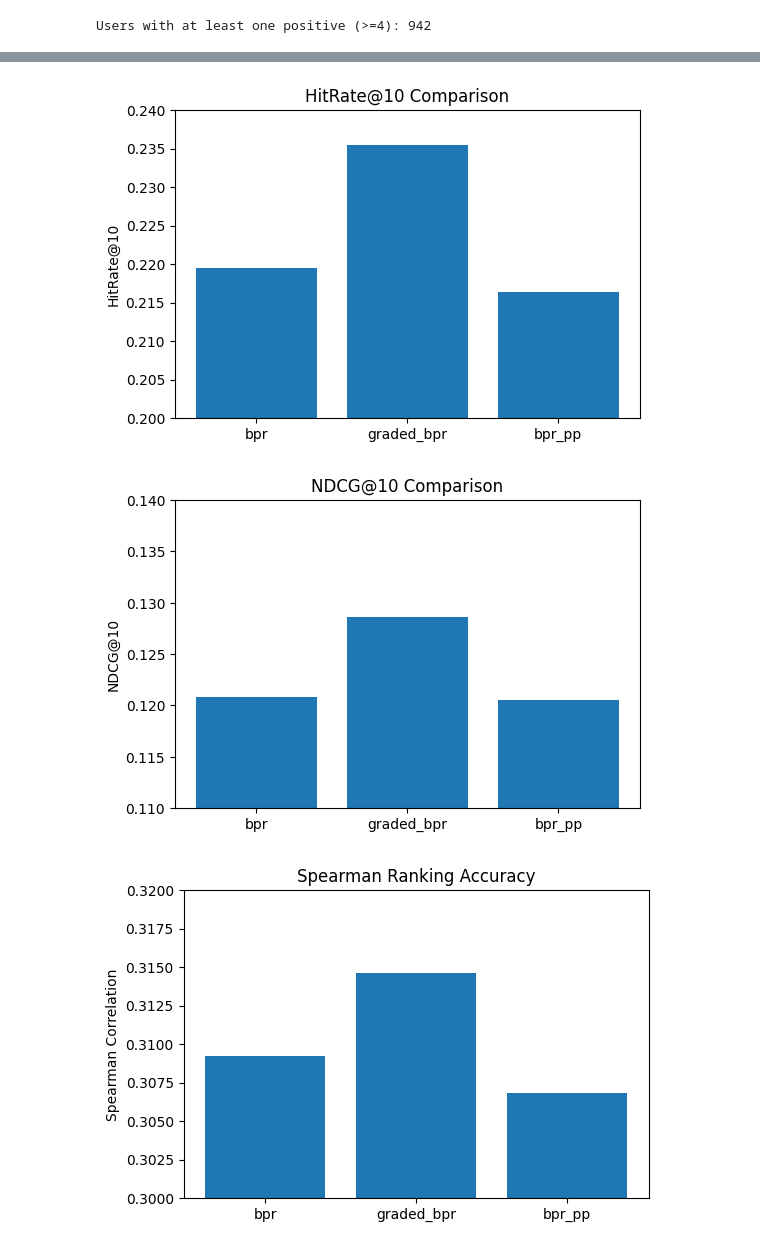
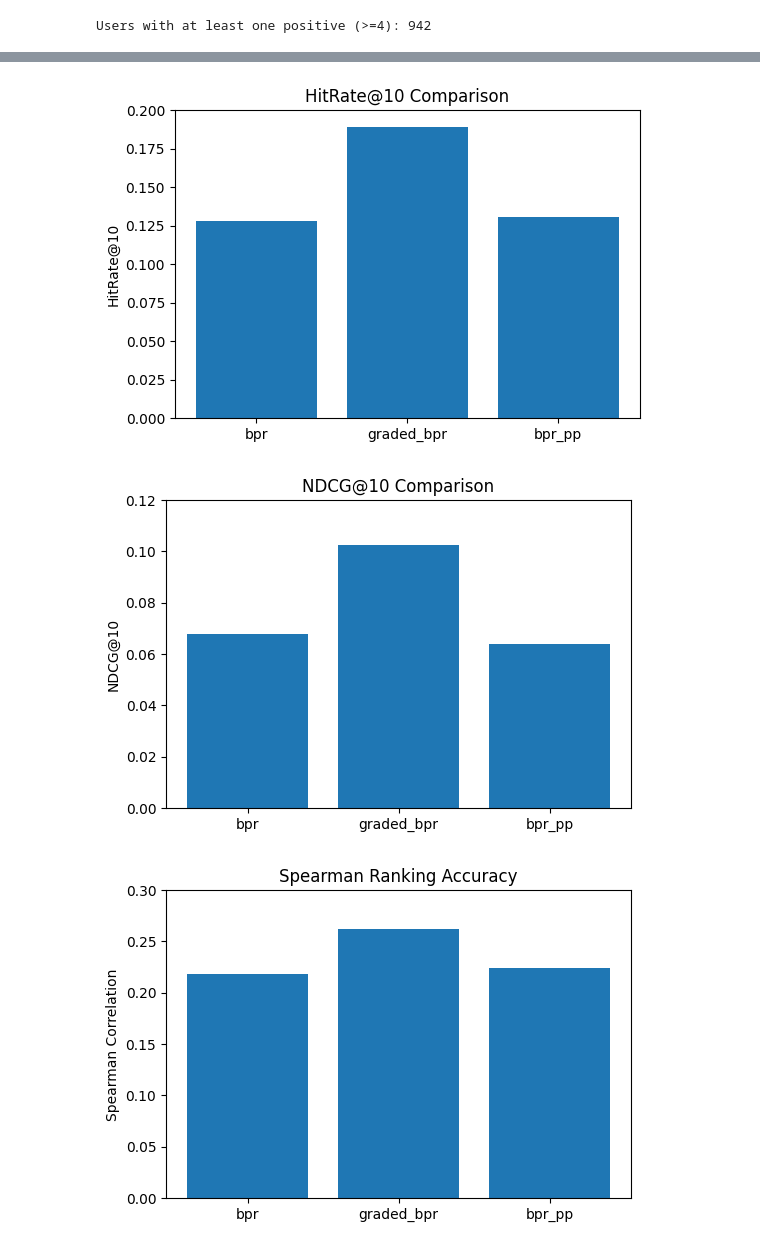
Before and after one commit to kamilshamsi2695/CS329H, a Jupyter notebook: cs329h_Project.ipynb, the cells around one changed output, grey strips where cells are left out. Drawn from its saved outputs; the diff is of its cells as text; code cells hidden in the pictures.

```diff
--- a/cs329h_Project.ipynb
+++ b/cs329h_Project.ipynb
@@ -142,11 +142,13 @@ print("Users with at least one positive (>=4):", len(valid_users))
 # %% [output]
 Users with at least one positive (>=4): 942
 # %%
+from types import LambdaType
 #@title Define model and sampling functions
 
 # Hyperparameters
 EMBED_DIM = 64
 LR = 1e-3
+LAMBDA_REG = 1e-4
 WEIGHT_DECAY = 1e-5
 EPOCHS = 15
 BATCH_SIZE = 2048
@@ -267,6 +269,13 @@ def train_model(model_type):
       else:
         loss = -log_sig.mean()
 
+      reg = (
+          model.user_emb(users).pow(2).sum() +
+          model.item_emb(pos_items).pow(2).sum() +
+          model.item_emb(neg_items).pow(2).sum()
+          ) * LAMBDA_REG
+
+      loss = loss + reg
       optimizer.zero_grad()
       loss.backward()
       optimizer.step()
@@ -384,11 +393,11 @@ plt.ylabel("HitRate@10")
 plt.title("HitRate@10 Comparison")
 
 # 🔥 Set a custom y-axis range to zoom in
-plt.ylim(0.20, 0.24)  # change these numbers to zoom more or less
+plt.ylim(0.0, 0.2)  # change these numbers to zoom more or less
 
 plt.show()
 # %% [output]
-[figure, old version]
+[figure, new version]
 # %%
 ndcgs = [results[m]["NDCG@10"] for m in models]
 
@@ -398,21 +407,21 @@ plt.ylabel("NDCG@10")
 plt.title("NDCG@10 Comparison")
 
 # Zoom y-axis
-plt.ylim(0.11, 0.14)
+plt.ylim(0.0, 0.12)
 
 plt.show()
 # %% [output]
-[figure, old version]
+[figure, new version]
 # %%
 spearmans = [results[m]["Spearman"] for m in models]
 
 plt.figure(figsize=(6,4))
 plt.bar(models, spearmans)
 plt.ylabel("Spearman Correlation")
 plt.title("Spearman Ranking Accuracy")
 
-plt.ylim(0.30, 0.32)
+plt.ylim(0.0, 0.3)
 
 plt.show()
 # %% [output]
-[figure, old version]
+[figure, new version]
```
Also changed, not shown: parts of 1 cell of this notebook.
